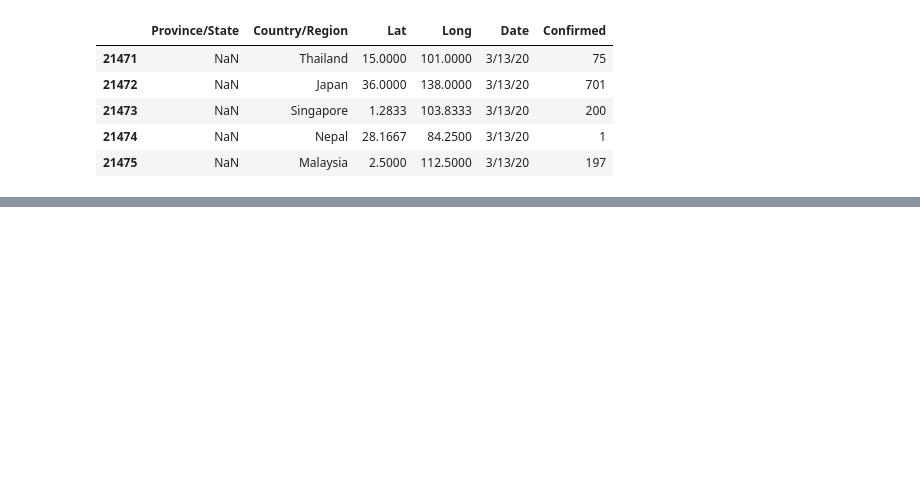
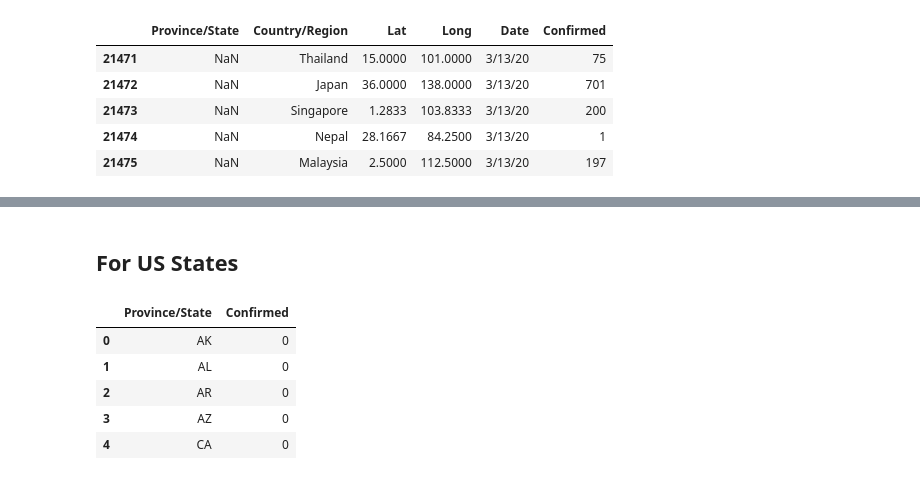
Before and after one commit to dkeogh1/time-series-covid, a Jupyter notebook: visualize_countries.ipynb, the cells around one changed output, grey strips where cells are left out. Saved outputs shown, nothing was run; the diff lists cells and outputs as text; code cells hidden in the pictures; blank space fills up the shorter version.

```diff
--- a/visualize_countries.ipynb
+++ b/visualize_countries.ipynb
@@ -146,3 +237,5 @@ from IPython.display import HTML
 HTML('<iframe src=last_day.html width=700 height=450></iframe>')
 # %% [output]
 [interactive output not drawn]
+# %% [markdown]
+## For US States
@@ -148,0 +245,42 @@ HTML('<iframe src=last_day.html width=700 height=450></iframe>')
+# %%
+with open('./data/us-states.json', 'r') as f:
+    us_states = json.load(f)
+
+state_abrs = [x['id'] for x in us_states['features']]
+
+state_mapper_lst = [{x['properties']['name']:x['id']} for x in us_states['features']]
+# %%
+state_mapper_lst
+state_mapper = {}
+for s in state_mapper_lst:
+    state_mapper.update(s)
+# %%
+def remap_to_abr(name, mapping_dict):
+    return mapping_dict[name]
+# %%
+mask1 = confirmed_melted['Date'].str.contains(first_day)
+mask2 = confirmed_melted['Country/Region'].str.contains('US')
+first_day_df_US = confirmed_melted[mask1 & mask2]
+first_day_df_US.head()
+
+first_day_df_US = first_day_df_US[['Province/State','Confirmed']]
+
+for x in state_abrs:
+    counter=0
+    for r in first_day_df_US['Province/State']:
+        if x in r:
+            first_day_df_US['Province/State'].iloc[counter] = x
+        elif r in state_mapper.keys():
+            first_day_df_US['Province/State'].iloc[counter] = remap_to_abr(r, state_mapper)
+        counter+=1
+
+
+first_day_df_US = first_day_df_US.groupby('Province/State').sum().reset_index()
+first_day_df_US.head()
+# %% [output]
+|  | Province/State | Confirmed |
+| 0 | AK | 0 |
+| 1 | AL | 0 |
+| 2 | AR | 0 |
+| 3 | AZ | 0 |
+| 4 | CA | 0 |
```
Also changed, not shown: parts of 23 cells of this notebook, 3 other files.
